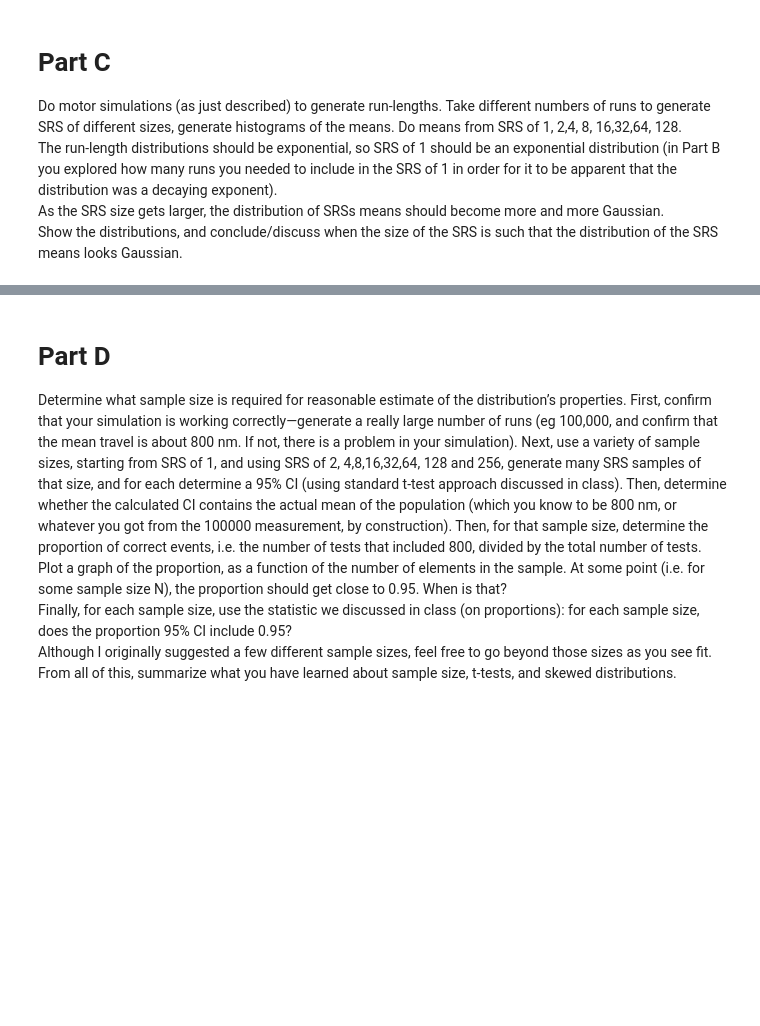
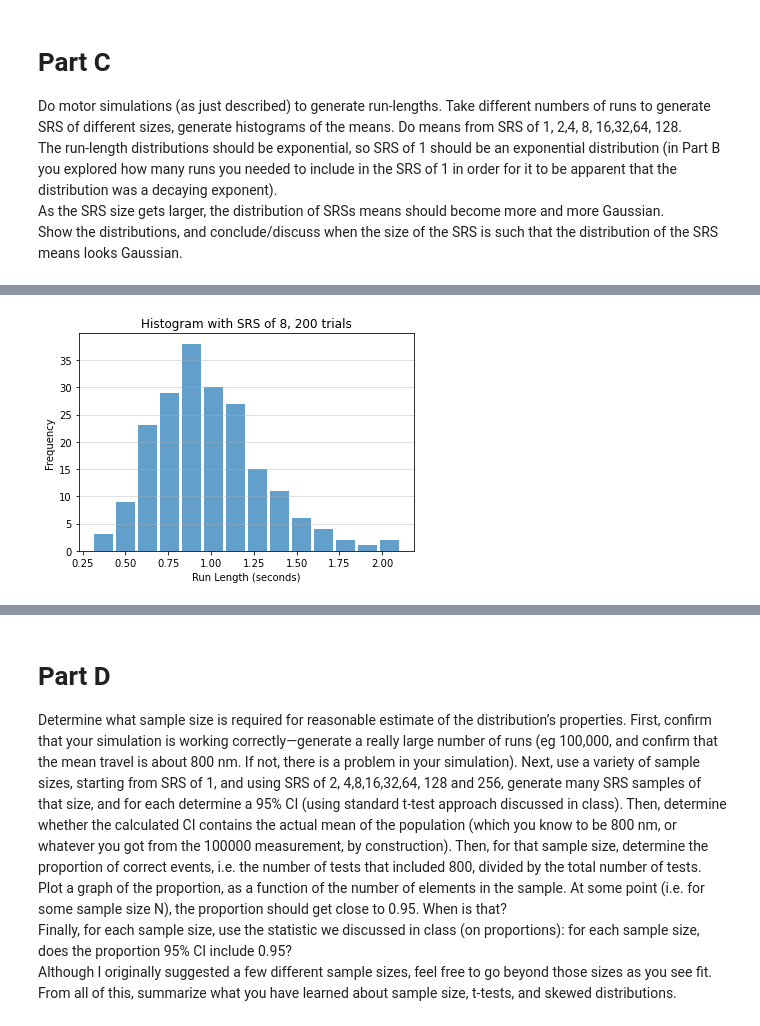
Before and after one commit to ktbartas/SysCellBio, a Jupyter notebook: Gross_HW1.ipynb, the cells around one changed output, grey strips where cells are left out. Cells and saved outputs as stored; diff of their text form; code cells hidden in the pictures; blank space fills up the shorter version.

```diff
--- a/Gross_HW1.ipynb
+++ b/Gross_HW1.ipynb
@@ -281,0 +402,40 @@ Show the distributions, and conclude/discuss when the size of the SRS is such th
+# %%
+#SRS of 8
+SRS=8
+n = 200 # n is the number of runs to simulate
+ts = 10000 # ts is the number of time steps in a second
+MtrStepDecider = random.randrange(ts) #this will be used to determine if try to step
+MtrDetachDecider = random.randrange(ts) #This is used to see if falls off
+num_steps=[] #placeholder, empty list
+distance_travelled=[] #placeholder, empty list
+run_length=[] #placeholder, empty list
+for i in range(n*SRS):  #This is a loop which will go n times
+    numtimesteps = 0
+    Numsteps = 0
+    MtrDetachDecider = 1000  #this makes sure you get into the while loop
+    while MtrDetachDecider >= 100:
+        numtimesteps = numtimesteps + 1
+        MtrStepDecider = random.randrange (ts)
+        # print('timestep is', numtimesteps, 'MtrStepDecider is', MtrStepDecider, 'MtrDetachDec is', MtrDetachDecider )
+        if MtrStepDecider < 100:  #if true, then is attempting to step
+            MtrDetachDecider = random.randrange(ts)
+            if MtrDetachDecider >= 100:
+                Numsteps = Numsteps + 1
+                #print ('entered if loop')
+                #print ('steps taken so far', Numsteps)
+            else:
+                num_steps.append(Numsteps) #append num steps for this iteration i to list
+                distance_travelled.append(Numsteps*8) #append dist travelled for this iteration i to list
+                run_length.append(numtimesteps/10000)
+#calculate average run_length of each sample
+run_length_reshape=np.reshape(run_length, (SRS, int(len(run_length)/SRS)))
+run_length_mean=np.mean(run_length_reshape, axis=0)
+#make histogram below
+m, bins, patches = plt.hist(x=run_length_mean, bins='auto', alpha=0.7, rwidth=0.85) #choose bins automatically
+plt.grid(axis='y', alpha=0.5)
+plt.xlabel('Run Length (seconds)')
+plt.ylabel('Frequency')
+plt.title('Histogram with SRS of 8, 200 trials')
+maxfreq = m.max()
+# %% [output]
+[figure, added]
```
Also changed, not shown: parts of 17 cells of this notebook.
